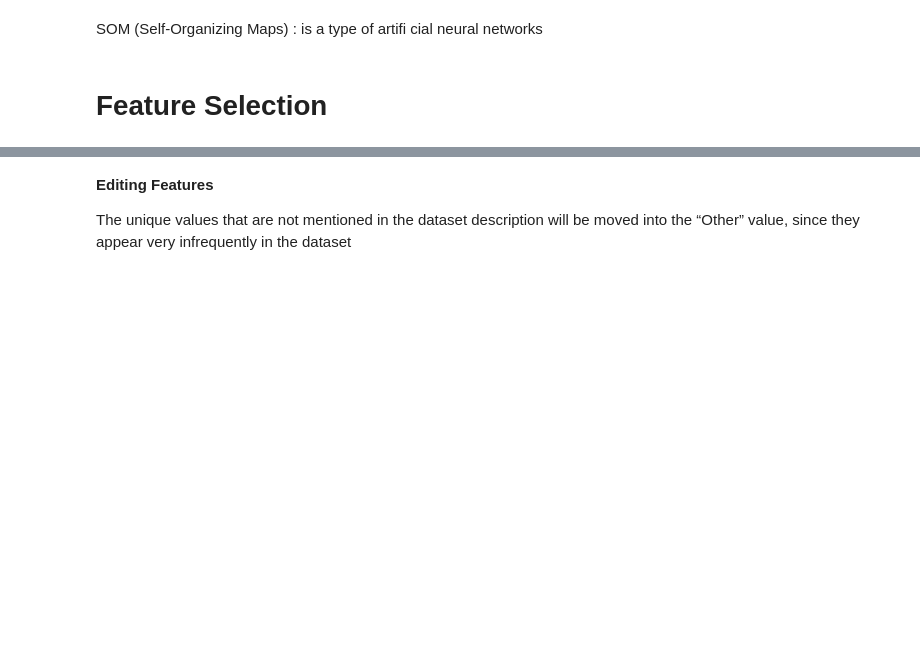
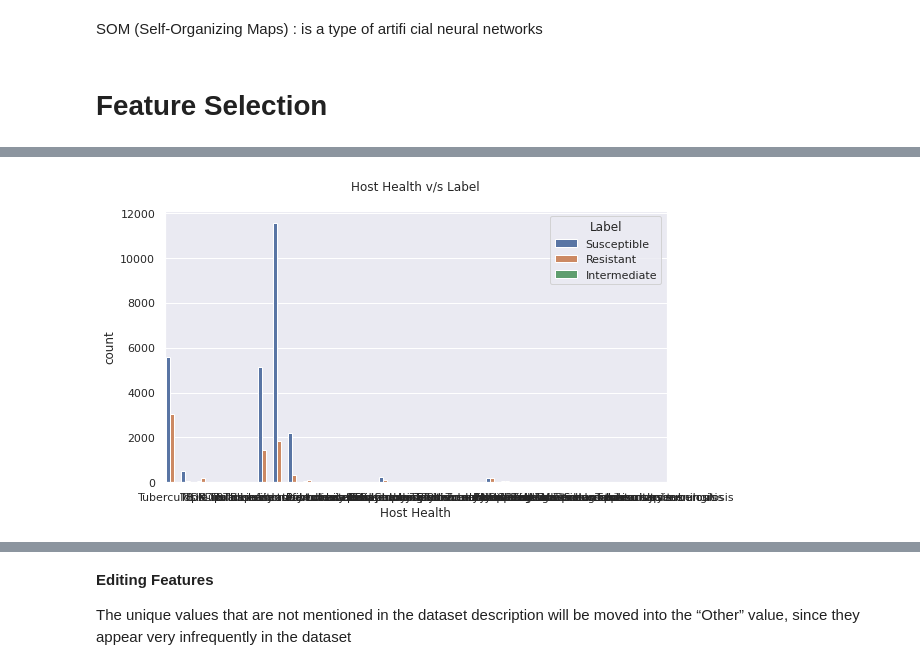
Before and after one commit to ferdoneh/mycobacterium_tuberculosis, a Jupyter notebook: experiment.ipynb, the cells around one changed output, grey strips where cells are left out. Cells and saved outputs as stored; diff of their text form; code cells hidden in the pictures; blank space fills up the shorter version.

```diff
--- a/experiment.ipynb
+++ b/experiment.ipynb
@@ -578,0 +464,7 @@ plt.show()
+# %%
+sns.set(rc={'figure.figsize':(9,5)})
+sns.countplot(data= df3, x=df3['Host Health'],hue='Label')
+plt.title('Host Health v/s Label\n')
+plt.show()
+# %% [output]
+[figure, added]
```
Also changed, not shown: parts of 118 cells of this notebook.
